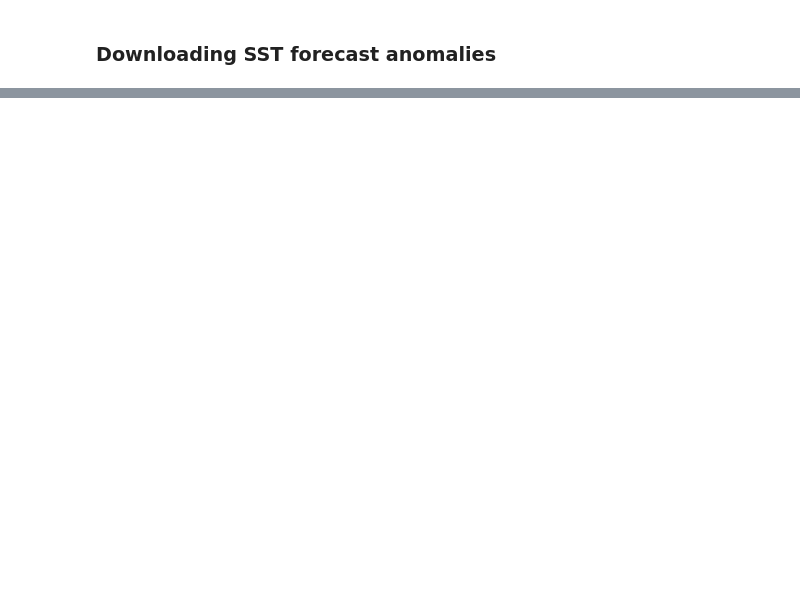
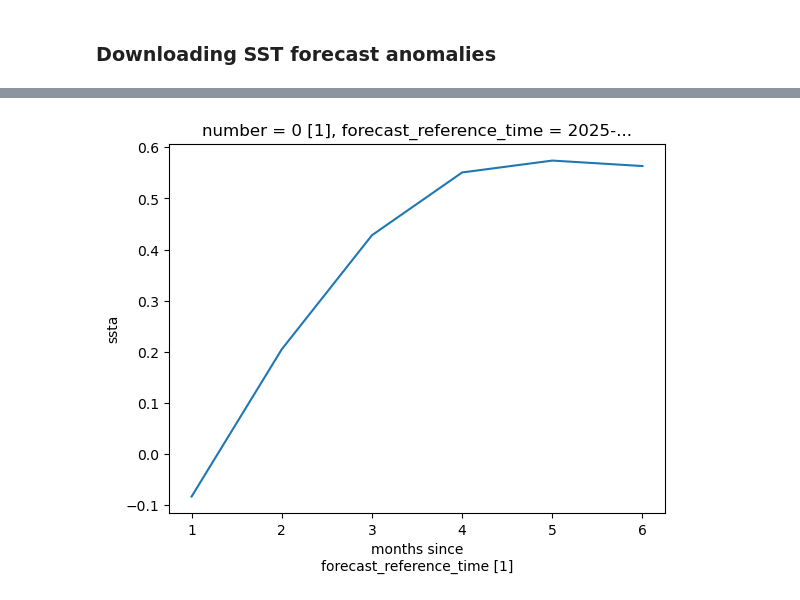
Before and after one commit to ptrierweiler/ATMS-523-Module-8, a Jupyter notebook: trierweiler_project.ipynb, the cells around one changed output, grey strips where cells are left out. Cells and saved outputs as stored; diff of their text form; code cells hidden in the pictures; blank space fills up the shorter version.

```diff
--- a/trierweiler_project.ipynb
+++ b/trierweiler_project.ipynb
@@ -554,0 +552,5 @@ sst_fc xr.l
+# %%
+sst_fc['ssta'].sel(longitude=slice(204,227),latitude=slice(52,41)).mean(dim=('latitude','longitude')).plot()
+sst_fc_mean = sst_fc['ssta'].sel(longitude=slice(204,227),latitude=slice(52,41)).mean(dim=('latitude','longitude'))
+# %% [output]
+[figure, added]
```
Also changed, not shown: parts of 12 cells of this notebook.
